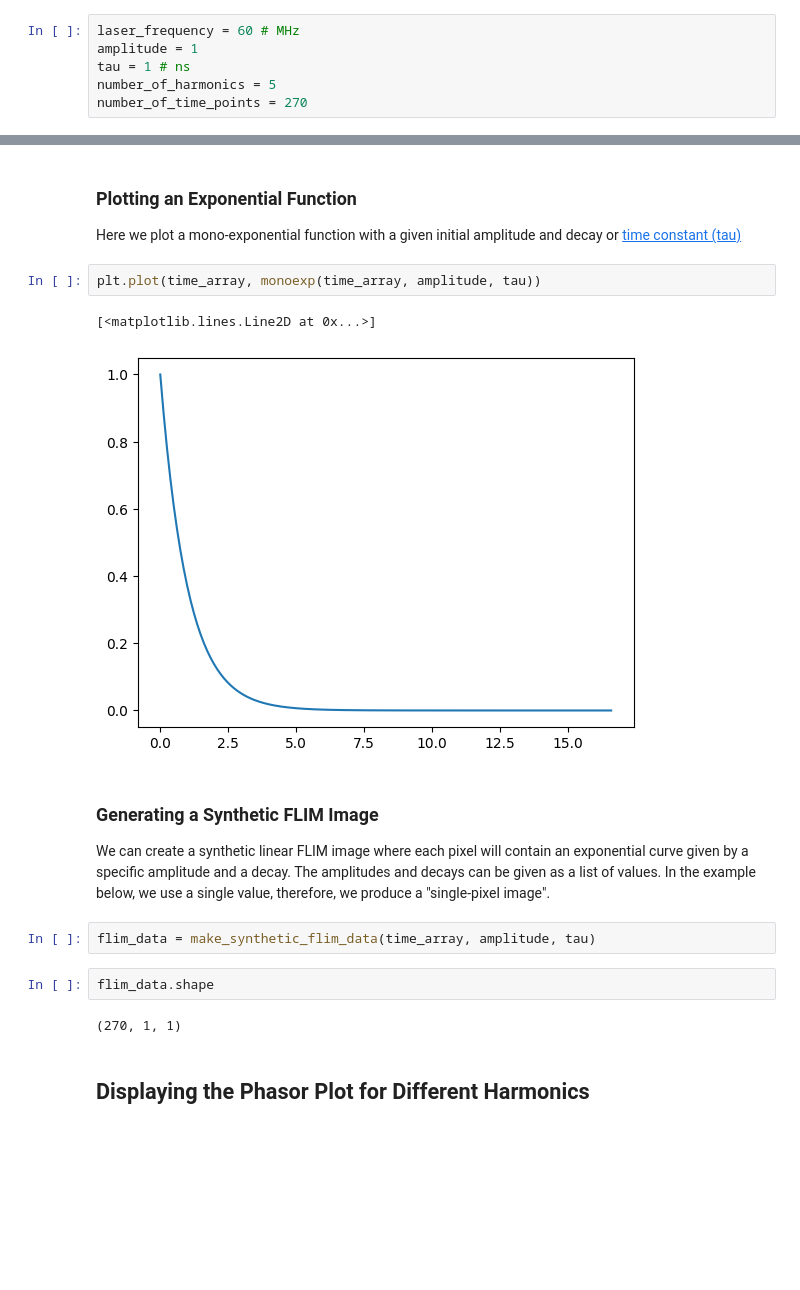
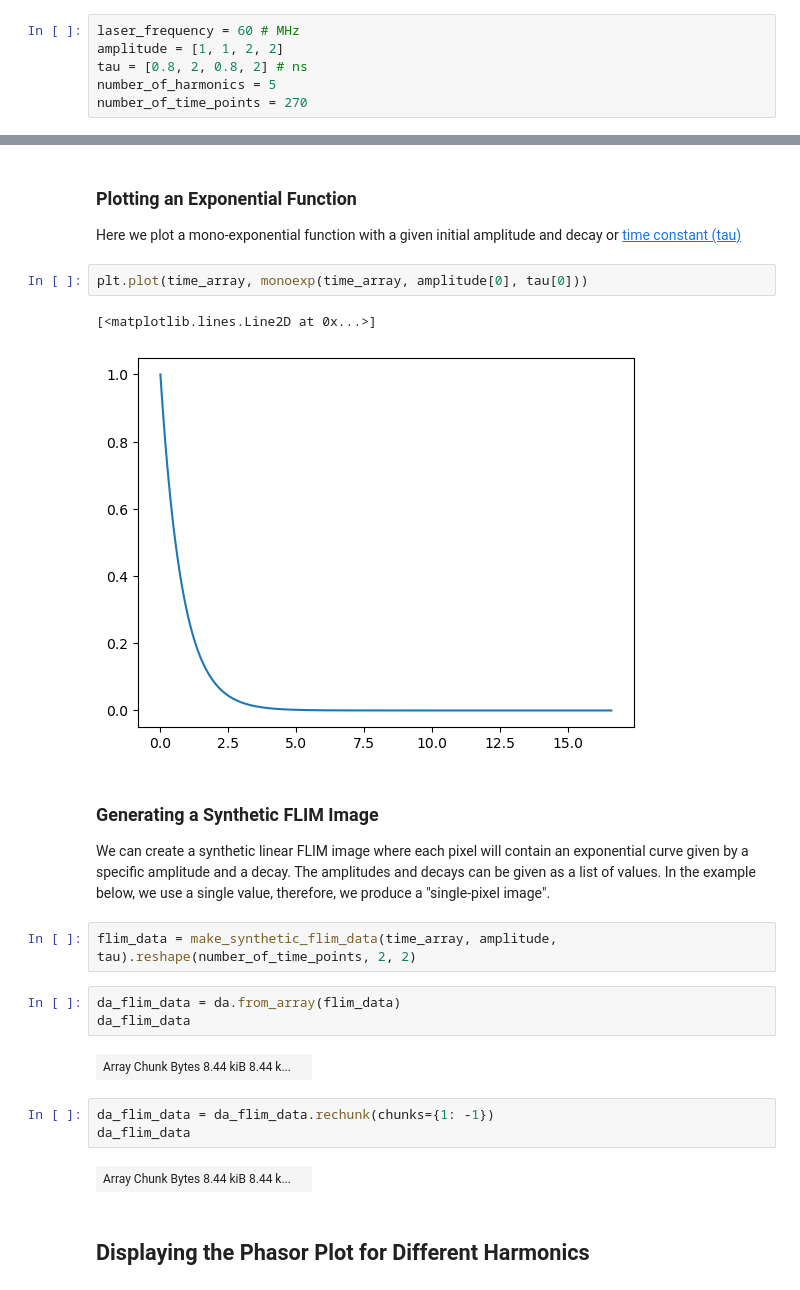
Before and after one commit to zoccoler/FLIM_analysis, a Jupyter notebook: notebooks/Phasor_plot_Synthetic.ipynb, the cells around one changed output, grey strips where cells are left out. Saved outputs shown, nothing was run; the diff lists cells and outputs as text; blank space fills up the shorter version.

```diff
--- a/notebooks/Phasor_plot_Synthetic.ipynb
+++ b/notebooks/Phasor_plot_Synthetic.ipynb
@@ -12,8 +120,8 @@ from FLIM_phasor import *
 Input options:
 # %%
 laser_frequency = 60 # MHz
-amplitude = 1
-tau = 1 # ns
+amplitude = [1, 1, 2, 2]
+tau = [0.8, 2, 0.8, 2] # ns
 number_of_harmonics = 5
 number_of_time_points = 270
 # %% [markdown]
@@ -43,19 +151,25 @@ array([ 0.        ,  0.0617284 ,  0.12345679,  0.18518519,  0.24691358,
 ### Plotting an Exponential Function
 Here we plot a mono-exponential function with a given initial amplitude and decay or [time constant (tau)](https://en.wikipedia.org/wiki/Time_constant)
 # %%
-plt.plot(time_array, monoexp(time_array, amplitude, tau))
+plt.plot(time_array, monoexp(time_array, amplitude[0], tau[0]))
 # %% [output]
 [<matplotlib.lines.Line2D at 0x...>]
-[figure, old version]
+[figure, new version]
 # %% [markdown]
 ### Generating a Synthetic FLIM Image
 We can create a synthetic linear FLIM image where each pixel will contain an exponential curve given by a specific amplitude and a decay. The amplitudes and decays can be given as a list of values. In the example below, we use a single value, therefore, we produce a "single-pixel image".
 # %%
-flim_data = make_synthetic_flim_data(time_array, amplitude, tau)
+flim_data = make_synthetic_flim_data(time_array, amplitude, tau).reshape(number_of_time_points, 2, 2)
-# %%
-flim_data.shape
-# %% [output]
-(270, 1, 1)
+# %%
+da_flim_data = da.from_array(flim_data)
+da_flim_data
+# %% [output]
+| Array Chunk Bytes 8.44 kiB 8.44 k... |  |
+# %%
+da_flim_data = da_flim_data.rechunk(chunks={1: -1})
+da_flim_data
+# %% [output]
+| Array Chunk Bytes 8.44 kiB 8.44 k... |  |
 # %% [markdown]
 ## Displaying the Phasor Plot for Different Harmonics
 # %% [markdown]
```
Also changed, not shown: parts of 4 cells of this notebook.
